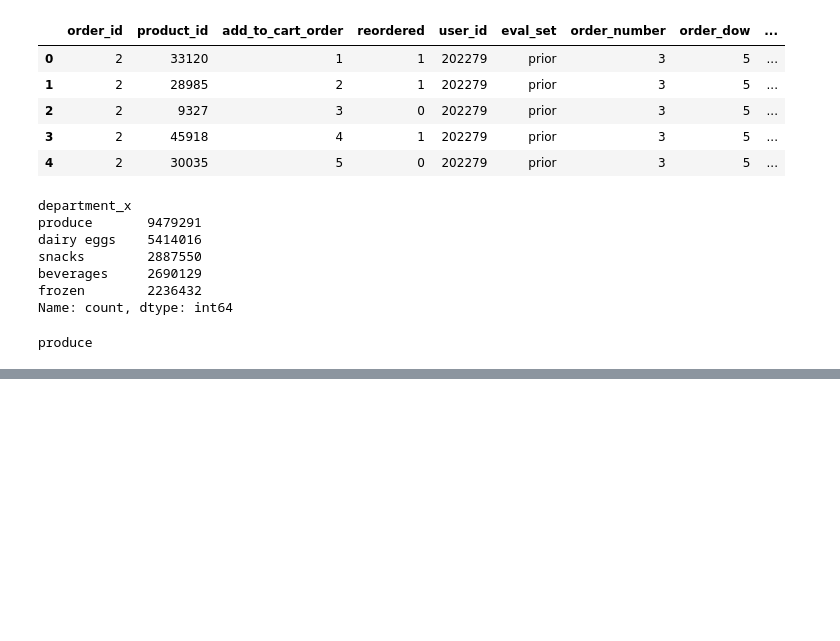
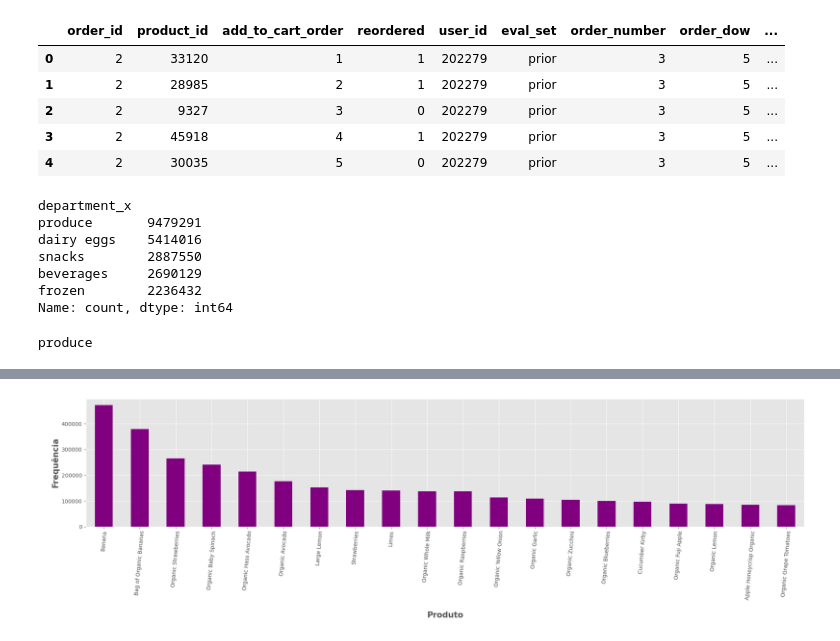
Before and after one commit to leojutsu/analise_de_dados, a Jupyter notebook: Projeto6.ipynb, the cells around one changed output, grey strips where cells are left out. Saved outputs shown, nothing was run; the diff lists cells and outputs as text; code cells hidden in the pictures; blank space fills up the shorter version.

```diff
--- a/Projeto6.ipynb
+++ b/Projeto6.ipynb
@@ -559,0 +654,3 @@ produce
+# %%
+# Os 20 principais produtos por frequência de pedido
+contagem_produto = dados_transacoes['product_name'].value_counts()
@@ -559,0 +677,11 @@ produce
+# %%
+# Plot
+fig = plt.figure(figsize=(20,6))
+contagem_produto[0:20].plot(kind='bar', color='purple')
+plt.xticks(rotation = 85)
+plt.xlabel('\nProduto', fontsize = 15, fontweight = 'bold')
+plt.ylabel('\nFrequência', fontsize = 15, fontweight = 'bold')
+plt.tight_layout()
+plt.show()
+# %% [output]
+[figure, added]
```
Also changed, not shown: parts of 23 cells of this notebook.
